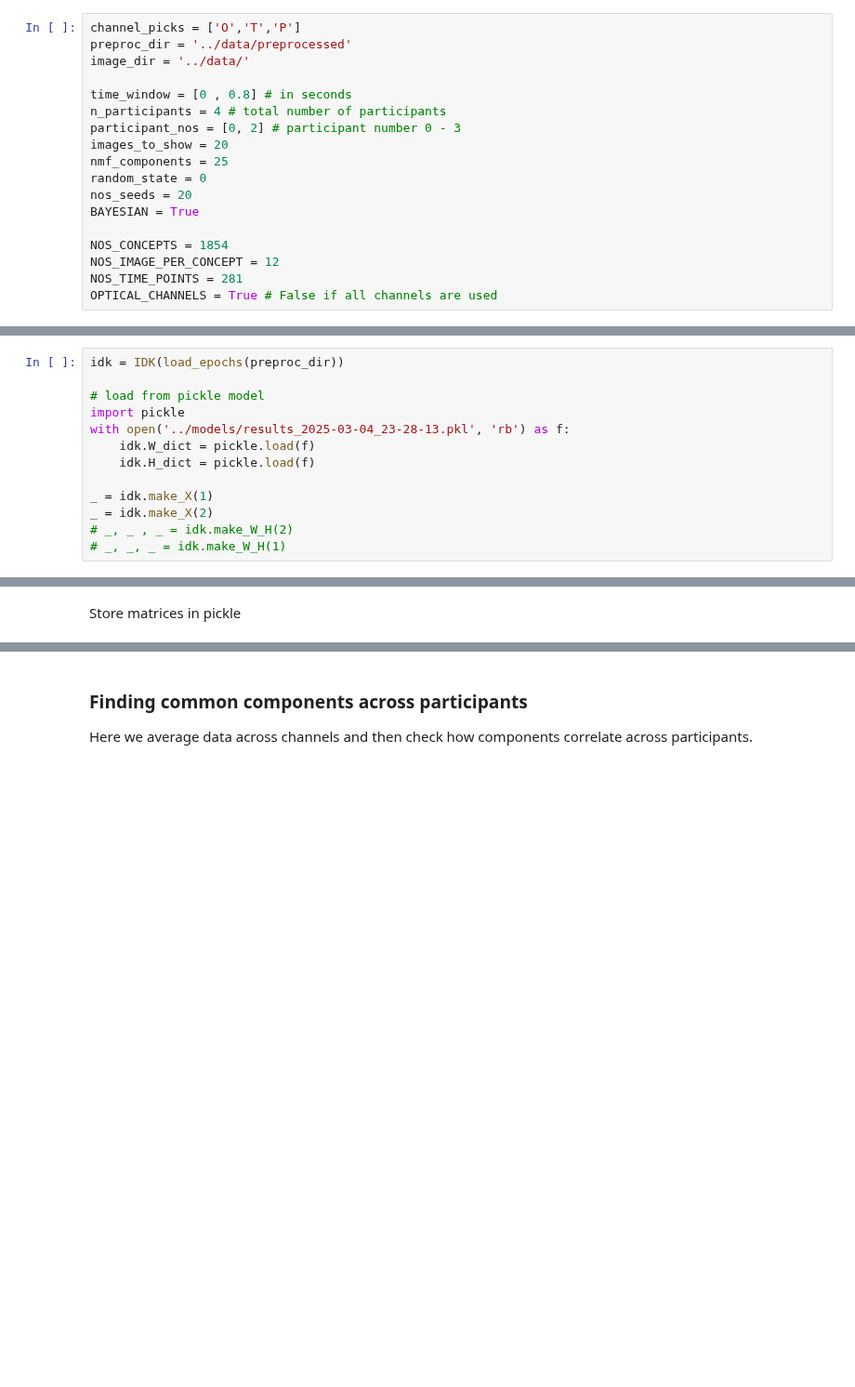
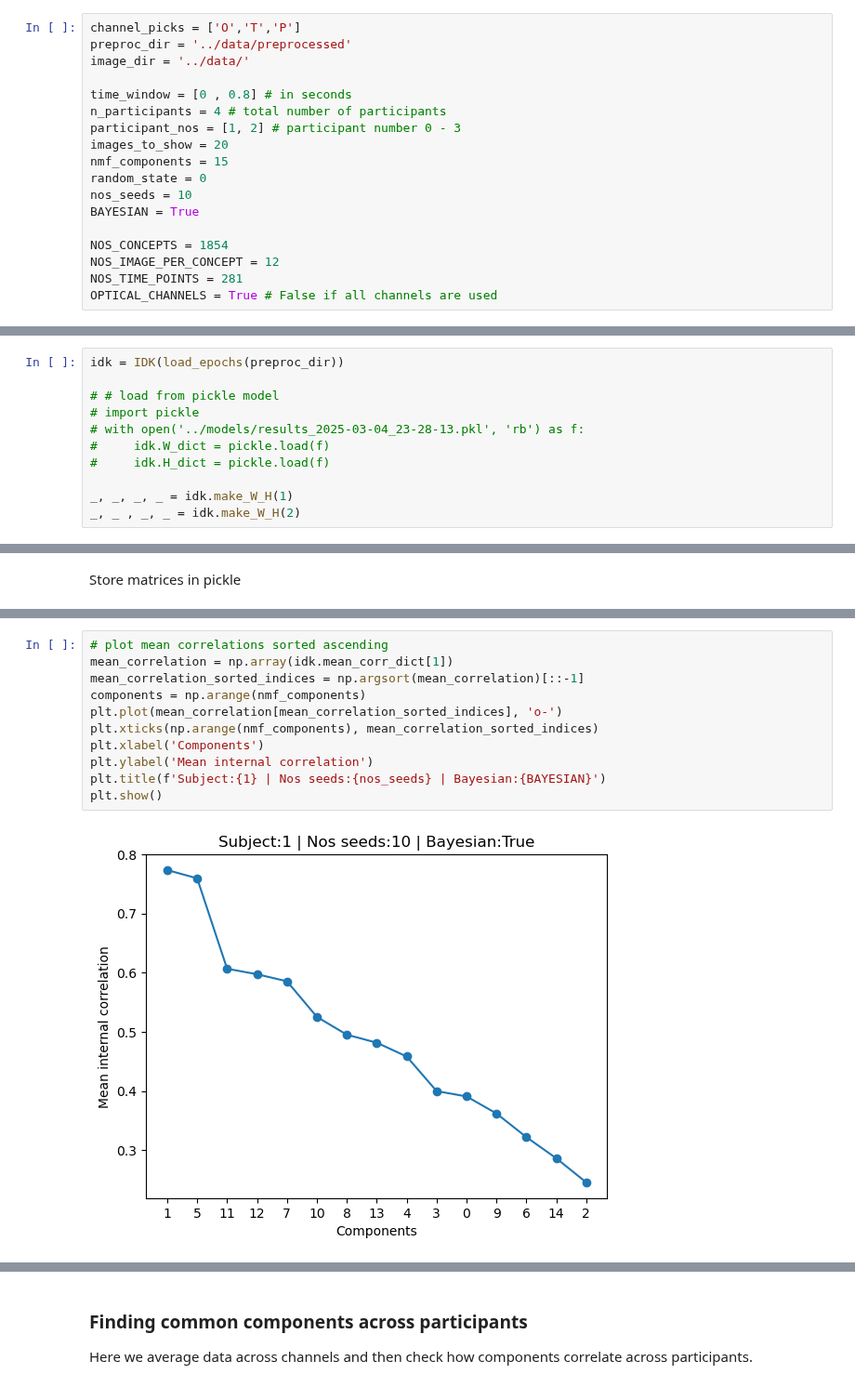
Before and after one commit to AtharvSuryawanshi/Neural-Representations-using-Things-Database, a Jupyter notebook: notebooks/NMF_meg8.ipynb, the cells around one changed output, grey strips where cells are left out. Shown at 93% size. Saved outputs shown, nothing was run; the diff lists cells and outputs as text; blank space fills up the shorter version.

```diff
--- a/notebooks/NMF_meg8.ipynb
+++ b/notebooks/NMF_meg8.ipynb
@@ -317,11 +317,11 @@ image_dir = '../data/'
 
 time_window = [0 , 0.8] # in seconds
 n_participants = 4 # total number of participants
-participant_nos = [0, 2] # participant number 0 - 3
+participant_nos = [1, 2] # participant number 0 - 3
 images_to_show = 20
-nmf_components = 25
+nmf_components = 15
 random_state = 0
-nos_seeds = 20
+nos_seeds = 10
 BAYESIAN = True
 
 NOS_CONCEPTS = 1854
@@ -545,16 +502,14 @@ class IDK:
 # %%
 idk = IDK(load_epochs(preproc_dir))
 
-# load from pickle model
-import pickle
-with open('../models/results_2025-03-04_23-28-13.pkl', 'rb') as f:
-    idk.W_dict = pickle.load(f)
-    idk.H_dict = pickle.load(f)
+# # load from pickle model
+# import pickle
+# with open('../models/results_2025-03-04_23-28-13.pkl', 'rb') as f:
+#     idk.W_dict = pickle.load(f)
+#     idk.H_dict = pickle.load(f)
 
-_ = idk.make_X(1)
-_ = idk.make_X(2)
-# _, _ , _ = idk.make_W_H(2)
-# _, _, _ = idk.make_W_H(1)
+_, _, _, _ = idk.make_W_H(1)
+_, _ , _, _ = idk.make_W_H(2)
 # %% [output]
 Reading /home/atharvsagar/Documents/Neural-Representations-using-Things-Database/notebooks/../data/preprocessed/preprocessed_P1-epo.fif ...
     Found the data of interest:
@@ -603,3 +589,16 @@ Store matrices in pickle
 
 
 # print(f"File saved at: {file_path}")
+# %%
+# plot mean correlations sorted ascending
+mean_correlation = np.array(idk.mean_corr_dict[1])
+mean_correlation_sorted_indices = np.argsort(mean_correlation)[::-1]
+components = np.arange(nmf_components)
+plt.plot(mean_correlation[mean_correlation_sorted_indices], 'o-')
+plt.xticks(np.arange(nmf_components), mean_correlation_sorted_indices)
+plt.xlabel('Components')
+plt.ylabel('Mean internal correlation')
+plt.title(f'Subject:{1} | Nos seeds:{nos_seeds} | Bayesian:{BAYESIAN}')
+plt.show()
+# %% [output]
+[figure, added]
```
Also changed, not shown: parts of 12 cells of this notebook, 3 other files.
